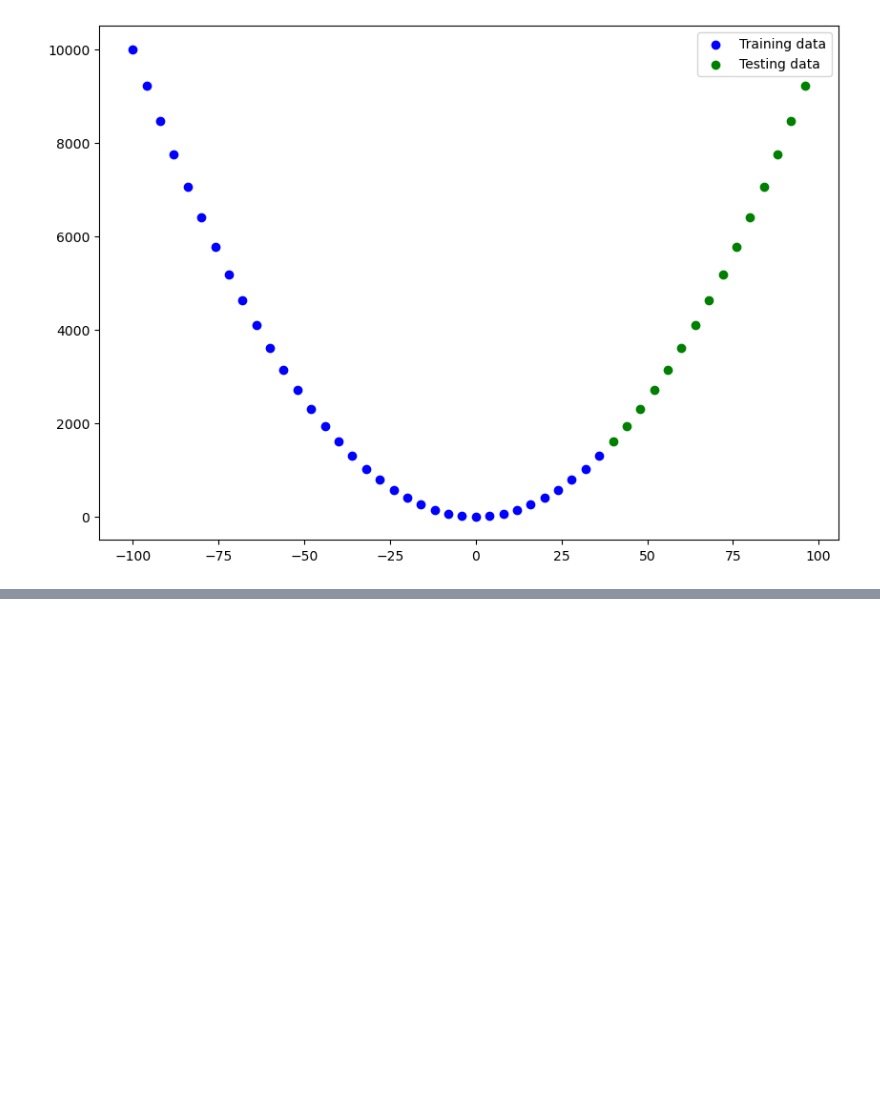
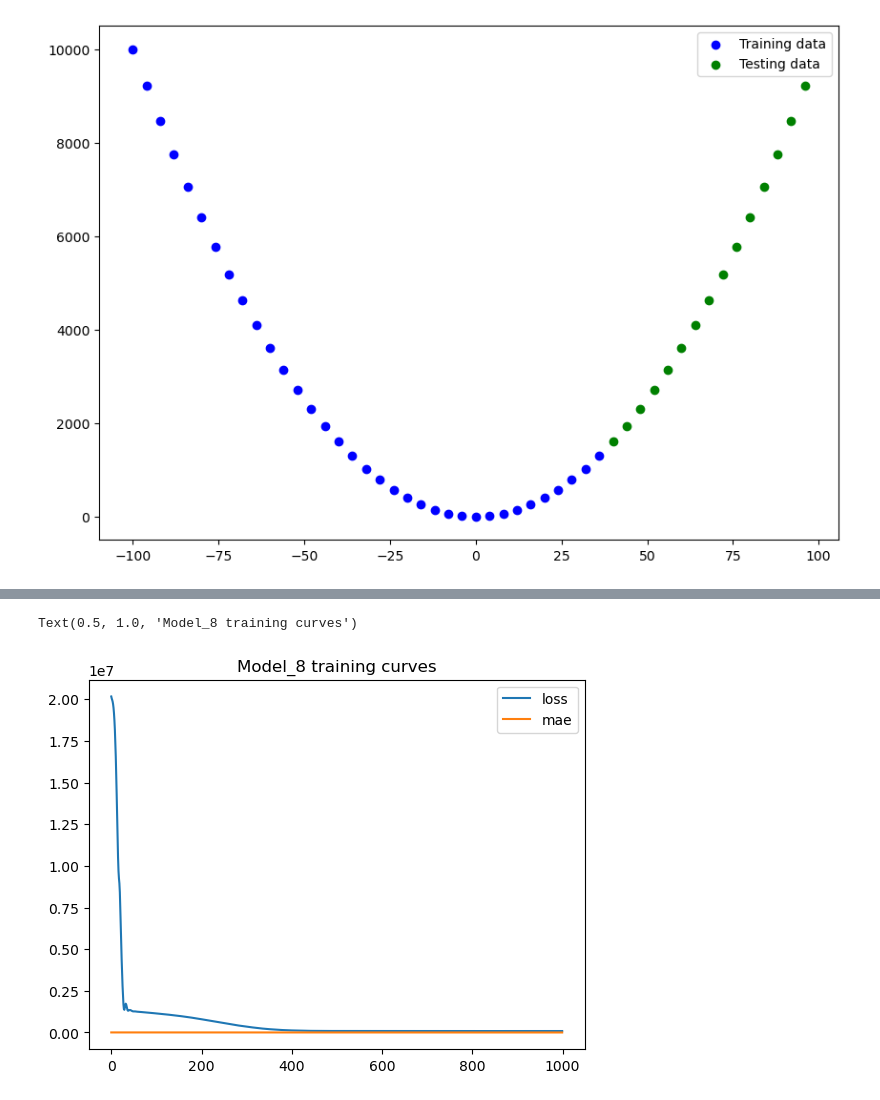
Before and after one commit to uttam-hfn/MachineLearning, a Jupyter notebook: TensorFlow/001.LinearRegression.ipynb, the cells around one changed output, grey strips where cells are left out. Saved outputs shown, nothing was run; the diff lists cells and outputs as text; code cells hidden in the pictures; blank space fills up the shorter version.

Commit message:
Basic Model

```diff
--- a/TensorFlow/001.LinearRegression.ipynb
+++ b/TensorFlow/001.LinearRegression.ipynb
@@ -99,6 +99,6 @@ model.compile(
     metrics=["mae"])  # Use mean absolute error as an additional metric
 
 # Fit the model
-model.fit(tf.expand_dims(X, axis=-1), y, epochs=1000)
+history = model.fit(tf.expand_dims(X, axis=-1), y, epochs=1000)
 # %% [output]
 Epoch 1/1000
@@ -196,0 +196,8 @@ model.evaluate(X_test, y_test)
+# %%
+# Plot the loss curves
+import pandas as pd
+pd.DataFrame(history.history).plot()
+plt.title("Model_8 training curves")
+# %% [output]
+Text(0.5, 1.0, 'Model_8 training curves')
+[figure, added]
```
Also changed, not shown: parts of 5 cells of this notebook, 4 other files.
